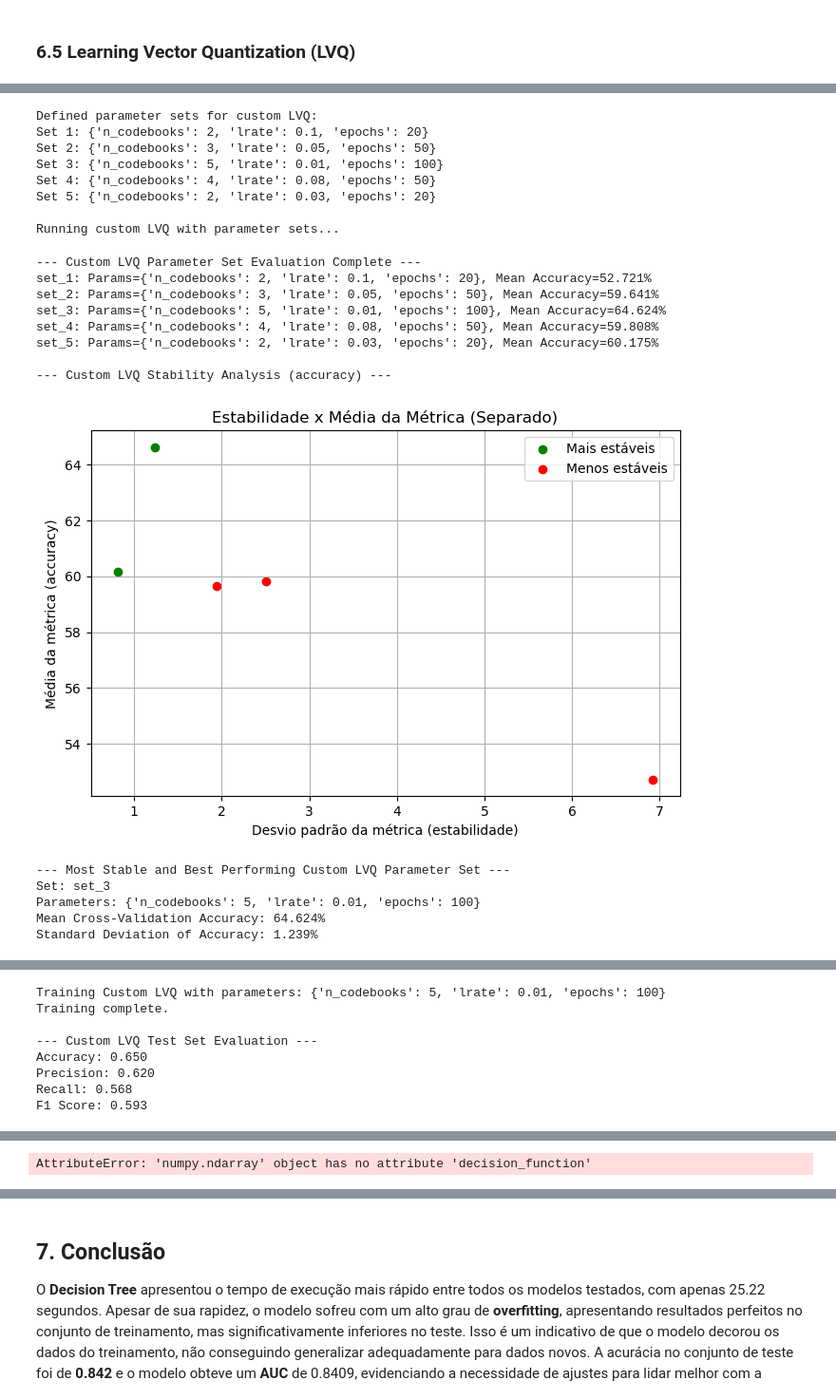
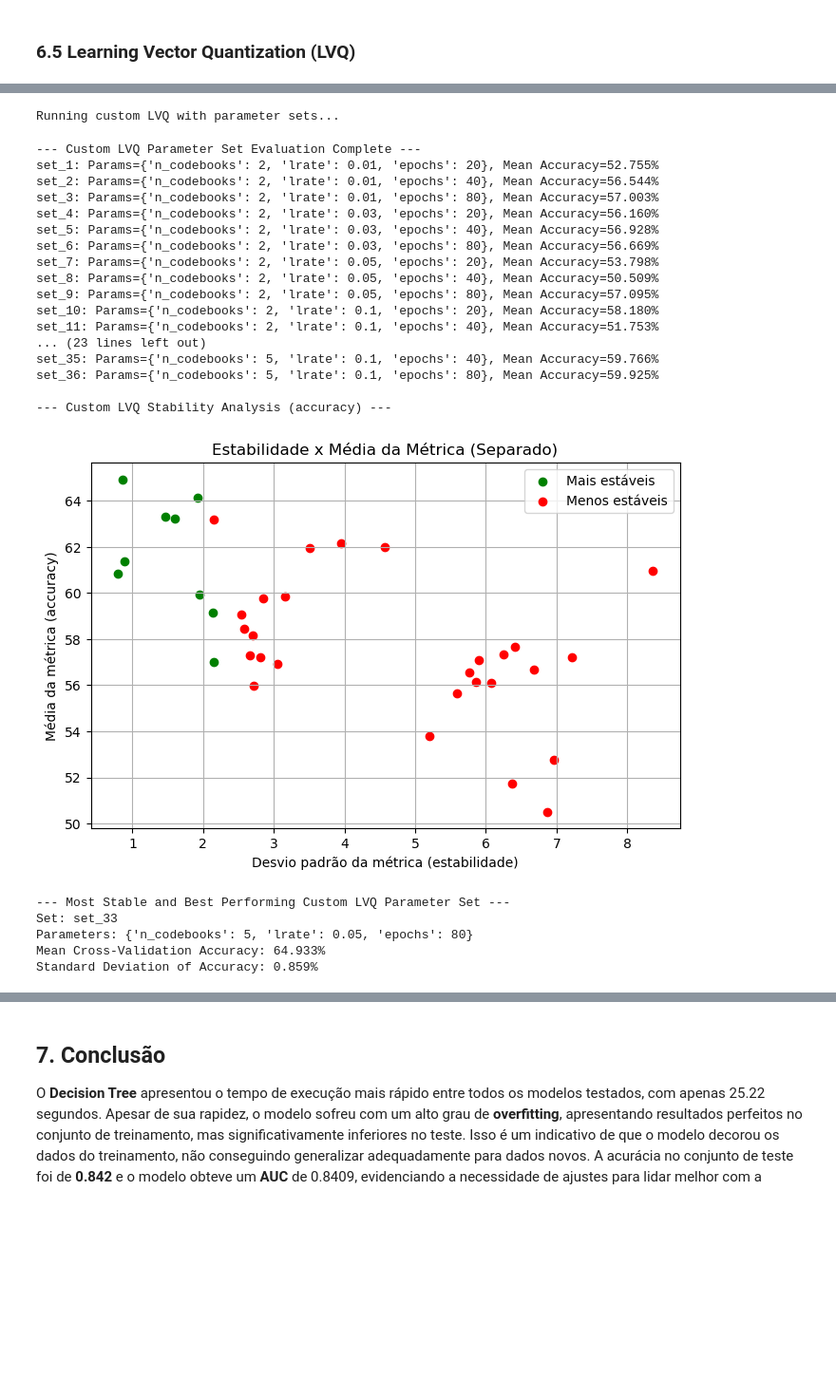
Before and after one commit to rubdelima/CRISP-DM-SVHN, a Jupyter notebook: 3 - Preparação de Dados e Busca de Hiperparâmetros (parte 1).ipynb, the cells around one changed output, grey strips where cells are left out. Shown at 95% size. Saved outputs shown, nothing was run; the diff lists cells and outputs as text; code cells hidden in the pictures; blank space fills up the shorter version.

```diff
--- a/3 - Preparação de Dados e Busca de Hiperparâmetros (parte 1).ipynb
+++ b/3 - Preparação de Dados e Busca de Hiperparâmetros (parte 1).ipynb
@@ -220,12 +220,21 @@ Hiperparâmetros selecionados:
 
 - **epochs**: número de passagens completas sobre o dataset. Mais épocas permitem que os protótipos se ajustem com maior precisão. Foram testados [20, 50, 100].
 # %%
-parameter_sets = [
-    {'n_codebooks': 2, 'lrate': 0.1, 'epochs': 20},
-    {'n_codebooks': 3, 'lrate': 0.05, 'epochs': 50},
-    {'n_codebooks': 5, 'lrate': 0.01, 'epochs': 100},
-    {'n_codebooks': 4, 'lrate': 0.08, 'epochs': 50},
-    {'n_codebooks': 2, 'lrate': 0.03, 'epochs': 20},
+params_lvq = {
+    'n_codebooks': [2, 3, 5],
+    'lrate': [0.01, 0.03, 0.05 , 0.1],
+    'epochs': [20, 40, 80],
+}
+
+from itertools import product
+
+params_lvq_list = [
+    {'n_codebooks': c, 'lrate': lr, 'epochs': e}
+    for c, lr, e in product(
+        params_lvq['n_codebooks'],
+        params_lvq['lrate'],
+        params_lvq['epochs']
+    )
 ]
 # %% [markdown]
 ## 5. Metodologia
@@ -806,18 +798,7 @@ y_test_np = y_test.values.reshape(-1, 1).astype(int)
 
 # --- Define Parameter Sets for Testing ---
 
-parameter_sets = [
-    {'n_codebooks': 2, 'lrate': 0.1, 'epochs': 20},
-    {'n_codebooks': 3, 'lrate': 0.05, 'epochs': 50},
-    {'n_codebooks': 5, 'lrate': 0.01, 'epochs': 100},
-    {'n_codebooks': 4, 'lrate': 0.08, 'epochs': 50}, # Vary n_codebooks and lrate again
-    {'n_codebooks': 2, 'lrate': 0.03, 'epochs': 20}, # Vary lrate and keep epochs
-]
-
-print("Defined parameter sets for custom LVQ:")
-for i, params in enumerate(parameter_sets):
-    print(f"Set {i+1}: {params}")
-
+parameter_sets = params_lvq_list
 
 # --- Run Custom LVQ with Parameter Sets and Collect Results ---
 
@@ -849,7 +830,6 @@ for i, params in enumerate(tqdm(parameter_sets, desc="Evaluating Parameter Sets"
         "scores": scores,
         "mean_accuracy": np.mean(scores)
     }
-    # print(f"Set {i+1} Scores: {scores}, Mean Accuracy: {np.mean(scores):.3f}%")
 
 
 print("\n--- Custom LVQ Parameter Set Evaluation Complete ---")
@@ -878,57 +858,51 @@ def analyze_lvq_stability(results, metric='accuracy'):
     plots.plot_stability_vs_metric(stds, means, stable_idxs, unstable_idxs, metric)
 
     # Selecionar o modelo mais estável com maior média da métrica
     if stable_idxs:
         best_idx = max(stable_idxs, key=lambda i: means[i])
     else:
         best_idx = np.argmax(means)
 
     best_params = params_list[best_idx]
     best_scores = all_scores[best_idx]
     best_set_name = set_names[best_idx]
 
     print(f"\n--- Most Stable and Best Performing Custom LVQ Parameter Set ---")
     print(f"Set: {best_set_name}")
     print(f"Parameters: {best_params}")
     print(f"Mean Cross-Validation Accuracy: {means[best_idx]:.3f}%")
     print(f"Standard Deviation of Accuracy: {stds[best_idx]:.3f}%")
 
     # Plot da métrica em cada fold para o melhor modelo
     # Requires plot_metric_per_fold function to be defined
     plots.plot_metric_per_fold(best_scores, metric)
 
     return best_params
 
 best_stable_params_lvq = analyze_lvq_stability(results, metric='accuracy')
 # %% [output]
-Defined parameter sets for custom LVQ:
-Set 1: {'n_codebooks': 2, 'lrate': 0.1, 'epochs': 20}
-Set 2: {'n_codebooks': 3, 'lrate': 0.05, 'epochs': 50}
-Set 3: {'n_codebooks': 5, 'lrate': 0.01, 'epochs': 100}
-Set 4: {'n_codebooks': 4, 'lrate': 0.08, 'epochs': 50}
-Set 5: {'n_codebooks': 2, 'lrate': 0.03, 'epochs': 20}
-
 Running custom LVQ with parameter sets...
 --- Custom LVQ Parameter Set Evaluation Complete ---
-set_1: Params={'n_codebooks': 2, 'lrate': 0.1, 'epochs': 20}, Mean Accuracy=52.721%
-set_2: Params={'n_codebooks': 3, 'lrate': 0.05, 'epochs': 50}, Mean Accuracy=59.641%
-set_3: Params={'n_codebooks': 5, 'lrate': 0.01, 'epochs': 100}, Mean Accuracy=64.624%
-set_4: Params={'n_codebooks': 4, 'lrate': 0.08, 'epochs': 50}, Mean Accuracy=59.808%
-set_5: Params={'n_codebooks': 2, 'lrate': 0.03, 'epochs': 20}, Mean Accuracy=60.175%
+set_1: Params={'n_codebooks': 2, 'lrate': 0.01, 'epochs': 20}, Mean Accuracy=52.755%
+set_2: Params={'n_codebooks': 2, 'lrate': 0.01, 'epochs': 40}, Mean Accuracy=56.544%
+set_3: Params={'n_codebooks': 2, 'lrate': 0.01, 'epochs': 80}, Mean Accuracy=57.003%
+set_4: Params={'n_codebooks': 2, 'lrate': 0.03, 'epochs': 20}, Mean Accuracy=56.160%
+set_5: Params={'n_codebooks': 2, 'lrate': 0.03, 'epochs': 40}, Mean Accuracy=56.928%
+set_6: Params={'n_codebooks': 2, 'lrate': 0.03, 'epochs': 80}, Mean Accuracy=56.669%
+set_7: Params={'n_codebooks': 2, 'lrate': 0.05, 'epochs': 20}, Mean Accuracy=53.798%
+set_8: Params={'n_codebooks': 2, 'lrate': 0.05, 'epochs': 40}, Mean Accuracy=50.509%
+set_9: Params={'n_codebooks': 2, 'lrate': 0.05, 'epochs': 80}, Mean Accuracy=57.095%
+set_10: Params={'n_codebooks': 2, 'lrate': 0.1, 'epochs': 20}, Mean Accuracy=58.180%
+set_11: Params={'n_codebooks': 2, 'lrate': 0.1, 'epochs': 40}, Mean Accuracy=51.753%
+... (23 lines left out)
+set_35: Params={'n_codebooks': 5, 'lrate': 0.1, 'epochs': 40}, Mean Accuracy=59.766%
+set_36: Params={'n_codebooks': 5, 'lrate': 0.1, 'epochs': 80}, Mean Accuracy=59.925%
 
 --- Custom LVQ Stability Analysis (accuracy) ---
-[figure, old version]
+[figure, new version]
 --- Most Stable and Best Performing Custom LVQ Parameter Set ---
-Set: set_3
-Parameters: {'n_codebooks': 5, 'lrate': 0.01, 'epochs': 100}
-Mean Cross-Validation Accuracy: 64.624%
-Standard Deviation of Accuracy: 1.239%
+Set: set_33
+Parameters: {'n_codebooks': 5, 'lrate': 0.05, 'epochs': 80}
+Mean Cross-Validation Accuracy: 64.933%
+Standard Deviation of Accuracy: 0.859%
 [figure]
-Training Custom LVQ with parameters: {'n_codebooks': 5, 'lrate': 0.01, 'epochs': 100}
-Training complete.
-
---- Custom LVQ Test Set Evaluation ---
-Accuracy: 0.650
-Precision: 0.620
-Recall: 0.568
-F1 Score: 0.593
@@ -936,4 +909,3 @@ F1 Score: 0.593
-AttributeError: 'numpy.ndarray' object has no attribute 'decision_function'
 # %%
 
 # --- Evaluate and Plot on Test Set (Logic from evaluate_and_plot) ---
```
Also changed, not shown: parts of 10 cells of this notebook, 1 other file.
